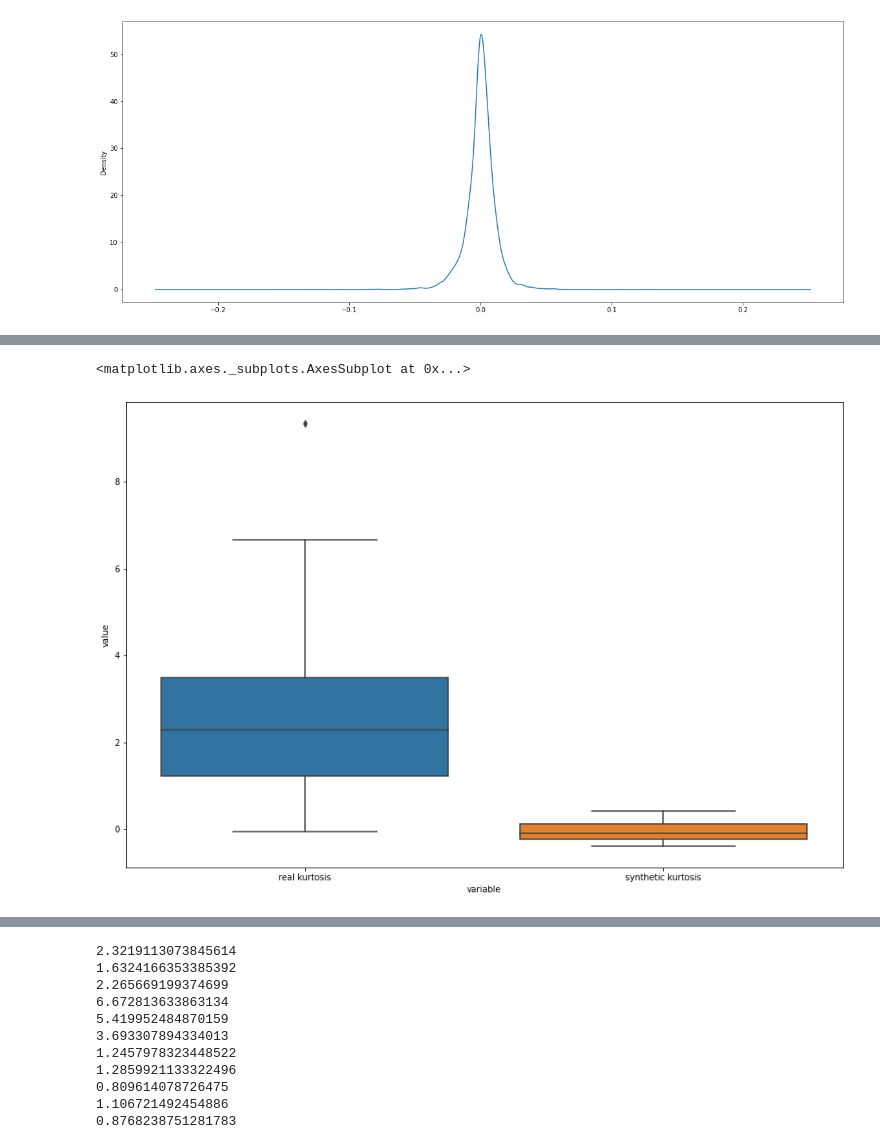
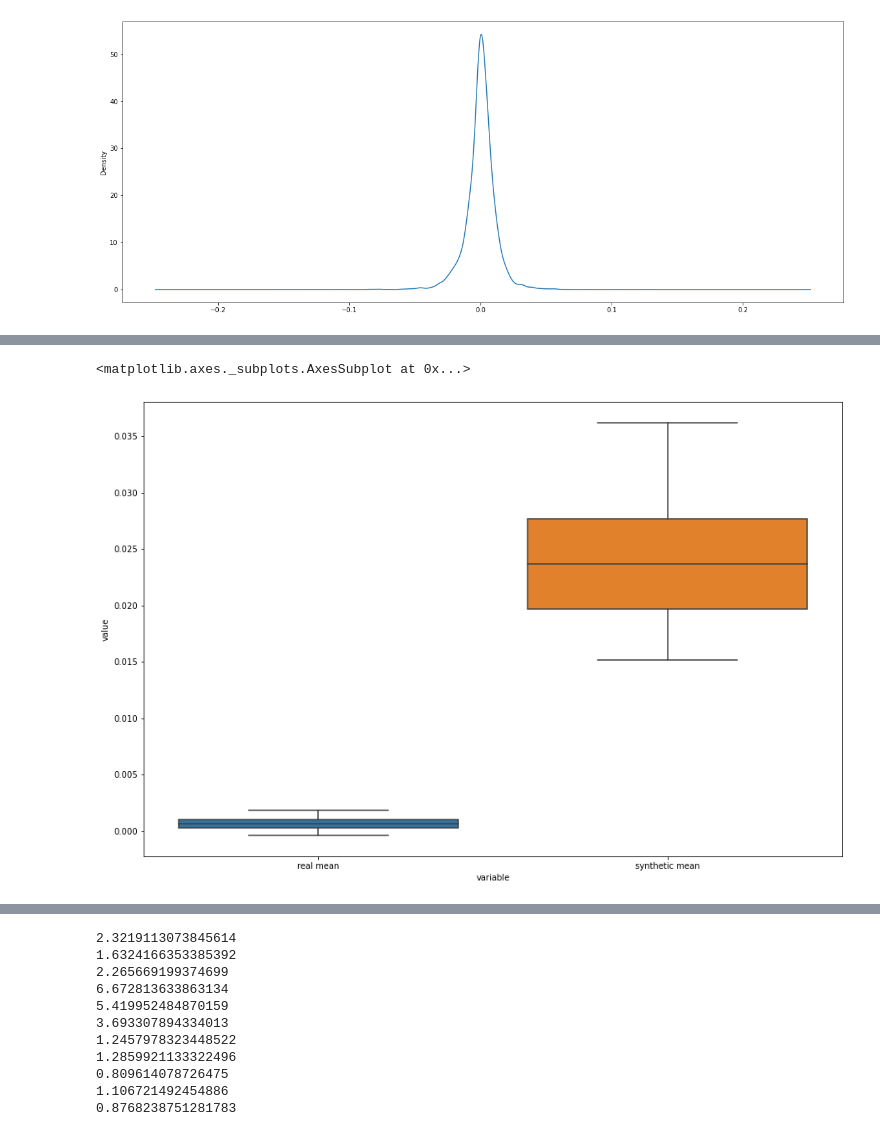
Before and after one commit to nab-126/gan_returns_simulation, a Jupyter notebook: main.ipynb, the cells around one changed output, grey strips where cells are left out. Saved outputs shown, nothing was run; the diff lists cells and outputs as text; code cells hidden in the pictures.

Commit message:
added mean, variance, skew and kurtosis

```diff
--- a/main.ipynb
+++ b/main.ipynb
@@ -698,0 +690,20 @@ array([ 2.32191131,  1.63241664,  2.2656692 ,  6.67281363,  5.41995248,
+# %%
+rolling_window_size = 100
+dataset = Returns(data[['returns']], rolling_window_size)
+mean_real_dataset = np.array([])
+mean_synthetic_dataset = np.array([])
+var_real_dataset = np.array([])
+var_synthetic_dataset = np.array([])
+skew_real_dataset = np.array([])
+skew_synthetic_dataset = np.array([])
+kurtosis_real_dataset = np.array([])
+kurtosis_synthetic_dataset = np.array([])
+# %%
+for i in range(0, 24):
+    real_data_window = dataset.__getitem__(i)
+    mean_real_dataset = np.append(mean_real_dataset, np.mean(real_data_window))
+    var_real_dataset = np.append(var_real_dataset, np.var(real_data_window))
+    skew_real_dataset = np.append(skew_real_dataset, skew(real_data_window))
+    kurtosis_real_dataset = np.append(kurtosis_real_dataset, kurtosis(real_data_window))
+
+kurtosis_real_dataset
@@ -699,6 +716,21 @@ array([ 2.32191131,  1.63241664,  2.2656692 ,  6.67281363,  5.41995248,
+# %%
+# for sample in trainer.sample((24,50)):
+for sample in model(Variable(torch.randn(len(mean_real_dataset),50))):
+# for sample in trainer.best_g(Variable(torch.randn(24,50))):
+    sample = sample.detach().numpy()
+    mean_synthetic_dataset = np.append(mean_synthetic_dataset, np.mean(sample))
+    var_synthetic_dataset = np.append(var_synthetic_dataset, np.var(sample))
+    skew_synthetic_dataset = np.append(skew_synthetic_dataset, skew(sample))
+    kurtosis_synthetic_dataset = np.append(kurtosis_synthetic_dataset, kurtosis(sample))
 # %%
 simulated_data = pd.DataFrame()
+simulated_data['real mean'] = mean_real_dataset
+simulated_data['synthetic mean'] = mean_synthetic_dataset
+simulated_data['real variance'] = var_real_dataset
+simulated_data['synthetic variance'] = var_synthetic_dataset
+simulated_data['real skew'] = skew_real_dataset
+simulated_data['synthetic skew'] = skew_synthetic_dataset
 simulated_data['real kurtosis'] = kurtosis_real_dataset
 simulated_data['synthetic kurtosis'] = kurtosis_synthetic_dataset
-simulated_data
+simulated_data.head()
 # %% [output]
@@ -722,6 +743,6 @@ simulated_data
 # %%
 plt.figure (figsize=(15,10))
-sns.boxplot(x="variable", y="value", data=pd.melt(simulated_data))
+sns.boxplot(x="variable", y="value", data=pd.melt(simulated_data[['real mean', 'synthetic mean']]))
 # %% [output]
 <matplotlib.axes._subplots.AxesSubplot at 0x...>
-[figure, old version]
+[figure, new version]
```
Also changed, not shown: parts of 17 cells of this notebook.
